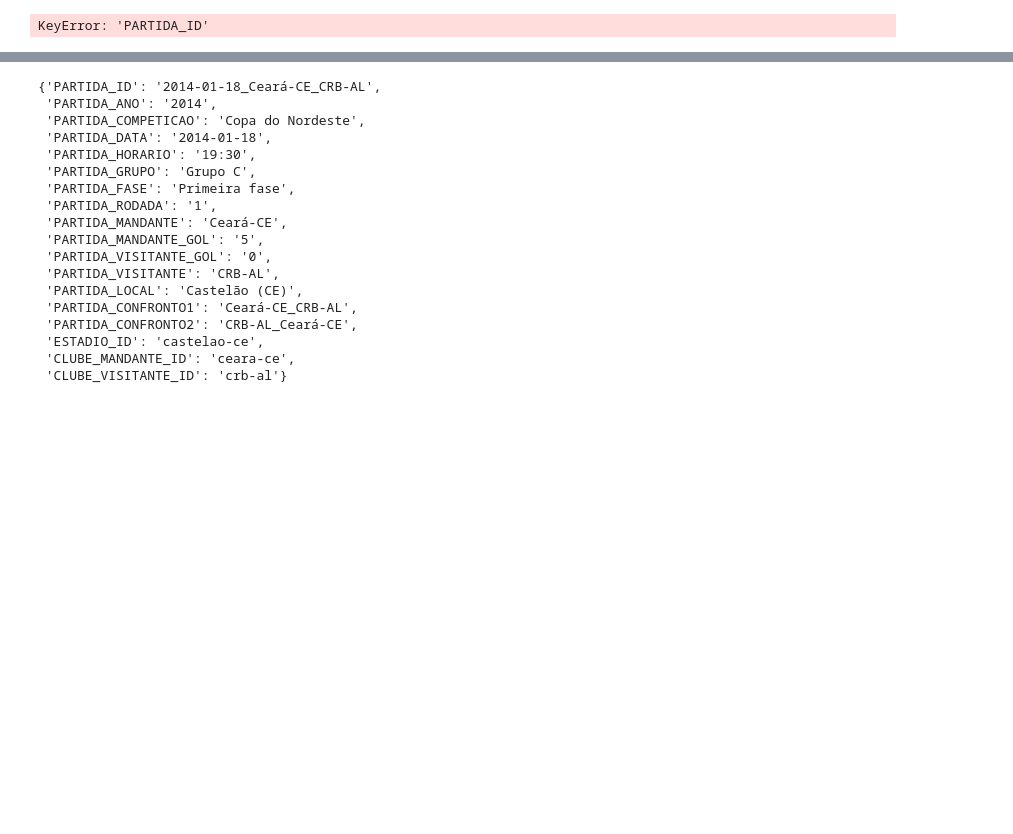
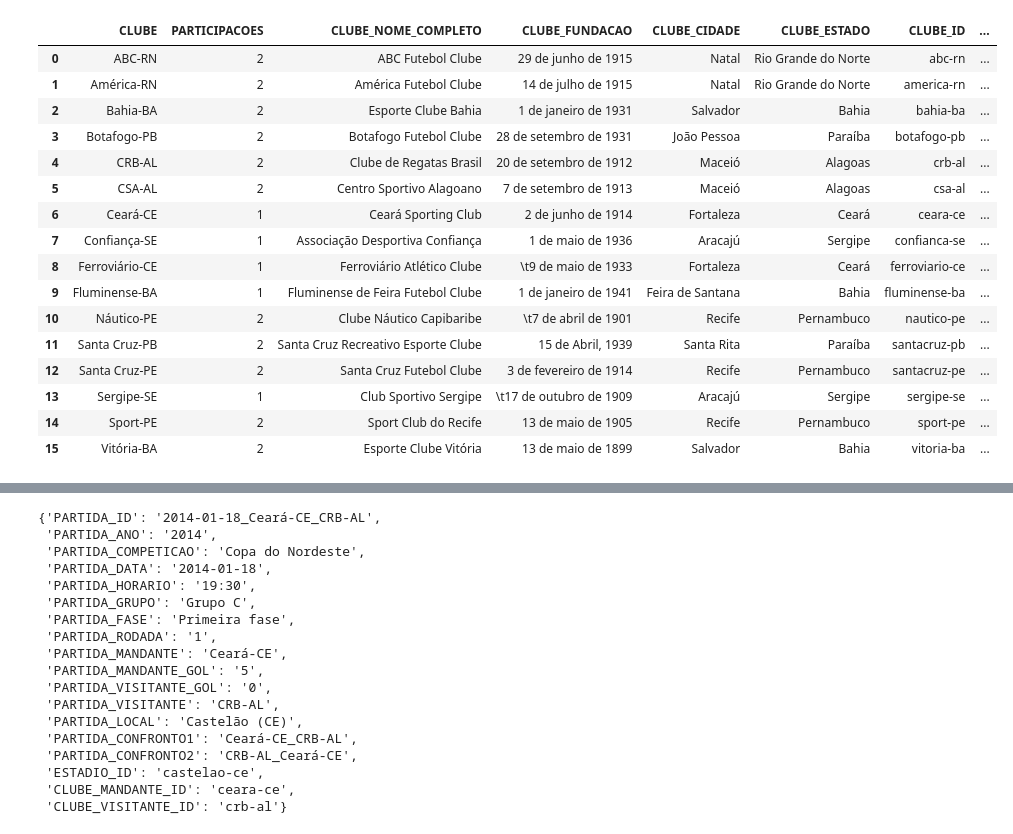
Before and after one commit to PericlesSavio/API_PE, a Jupyter notebook: teste2.ipynb, the cells around one changed output, grey strips where cells are left out. Cells and saved outputs as stored; diff of their text form; code cells hidden in the pictures; blank space fills up the shorter version.

Commit message:
Função 'participacoes'

```diff
--- a/teste2.ipynb
+++ b/teste2.ipynb
@@ -67,7 +67,7 @@ lista_partidas['GP'] = lista_partidas['PARTIDA_GOL_M'].apply(gp_gc)
 lista_partidas['GC'] = lista_partidas['PARTIDA_GOL_V'].apply(gp_gc)
 # %%
 competicao = 'Copa do Nordeste'
-ano = 2014
+ano = 1997
 grupo = 0
 fase = 0
 id_jogo = 0
@@ -76,32 +76,41 @@ vitoria = 3
 empate_sem_gols = 1
 empate_com_gols = 1
 clube = 0
+id_jogo = '1994-12-13_sport-pe_bahia-ba'
-# %%
-partidas = pd.merge(left=lista_partidas, right=lista_estadios[['ESTADIO', 'ESTADIO_ID']], left_on='PARTIDA_LOCAL', right_on='ESTADIO', how='left')
-partidas = partidas.drop(['ESTADIO'], axis=1)
-
-partidas = partidas[partidas['PARTIDA_COMPETICAO'] == competicao] if competicao != 0 else partidas
-partidas = partidas[partidas['PARTIDA_ANO'] == ano] if ano != 0 else partidas
-partidas = partidas[partidas['PARTIDA_GRUPO'] == grupo] if grupo != 0 else partidas
-partidas = partidas[partidas['PARTIDA_FASE'] == fase] if fase != 0 else partidas
-partidas = partidas[partidas['PARTIDA_ID'].str.contains(id_jogo)] if id_jogo != 0 else partidas
-partidas = partidas[partidas['PARTIDA_RODADA'] == rodada] if rodada != 0 else partidas
-
-partidas = pd.merge(left=partidas, right=lista_clubes[['CLUBE', 'CLUBE_ID']], left_on='PARTIDA_MANDANTE', right_on='CLUBE', how='left')
-partidas = partidas.drop(['CLUBE'], axis=1)
-partidas = pd.merge(left=partidas, right=lista_clubes[['CLUBE', 'CLUBE_ID']], left_on='PARTIDA_VISITANTE', right_on='CLUBE', how='left')
-partidas = partidas.drop(['CLUBE'], axis=1)
-partidas = partidas.rename(columns={'CLUBE_ID_x': 'CLUBE_MANDANTE_ID', 'CLUBE_ID_y': 'CLUBE_VISITANTE_ID'})
-partidas = pd.merge(left=partidas, right=lista_observacoes, on='PARTIDA_ID', how='left')
-
-partidas = partidas.where(pd.notnull(partidas), '')
-
-partidas = partidas[['PARTIDA_ID', 'PARTIDA_ANO', 'PARTIDA_COMPETICAO', 'PARTIDA_DATA', 'PARTIDA_HORARIO', 'PARTIDA_GRUPO', 'PARTIDA_FASE', 'PARTIDA_RODADA',
-                    'PARTIDA_MANDANTE', 'PARTIDA_GOL_M_STR', 'PARTIDA_GOL_V_STR', 'PARTIDA_VISITANTE', 'PARTIDA_LOCAL', 'PARTIDA_CONFRONTO1', 'PARTIDA_CONFRONTO2',
-                    'ESTADIO_ID', 'CLUBE_MANDANTE_ID', 'CLUBE_VISITANTE_ID', 'PARTIDA_OBS']]
-
-partidas = partidas.rename(columns={'PARTIDA_GOL_M_STR': 'PARTIDA_MANDANTE_GOL', 'PARTIDA_GOL_V_STR': 'PARTIDA_VISITANTE_GOL'})
-
-partidas
-# %% [output]
-KeyError: 'PARTIDA_ID'
+# %%
+lista_mandantes = lista_partidas[['PARTIDA_MANDANTE', 'PARTIDA_ANO', 'PARTIDA_COMPETICAO']].groupby(['PARTIDA_MANDANTE', 'PARTIDA_ANO', 'PARTIDA_COMPETICAO']).sum().reset_index()
+lista_mandantes.columns = ['CLUBE', 'ANO', 'COMPETICAO']
+lista_visitantes = lista_partidas[['PARTIDA_VISITANTE', 'PARTIDA_ANO', 'PARTIDA_COMPETICAO']].groupby(['PARTIDA_VISITANTE', 'PARTIDA_ANO', 'PARTIDA_COMPETICAO']).sum().reset_index()
+lista_visitantes.columns = ['CLUBE', 'ANO', 'COMPETICAO']
+participacoes = pd.concat([lista_mandantes, lista_visitantes])
+participacoes = participacoes[participacoes['COMPETICAO'] == competicao].groupby(['CLUBE', 'ANO']).sum(numeric_only=True).reset_index()
+clubes_participacoes = participacoes[participacoes['ANO'] <= ano]
+
+n_participacoes = pd.DataFrame(clubes_participacoes['CLUBE'].value_counts()).reset_index()
+n_participacoes.columns = ['CLUBE', 'PARTICIPACOES']
+n_participacoes
+
+participantes = pd.merge(left=clubes_participacoes, right=n_participacoes, on='CLUBE', how='left')
+participantes = participantes[participantes['ANO'] == ano]
+
+participantes = pd.merge(left=participantes, right=lista_clubes, on='CLUBE', how='left').sort_values(['CLUBE'])
+participantes = pd.merge(left=participantes, right=lista_mundanca_clube, left_on='CLUBE_NOME_COMPLETO', right_on='MUDANCA_NOME_ATUAL', how='left').fillna('').drop(['ANO'], axis=1)
+participantes
+# %% [output]
+|  | CLUBE | PARTICIPACOES | CLUBE_NOME_COMPLETO | CLUBE_FUNDACAO | CLUBE_CIDADE | CLUBE_ESTADO | CLUBE_ID | ... |
+| 0 | ABC-RN | 2 | ABC Futebol Clube | 29 de junho de 1915 | Natal | Rio Grande do Norte | abc-rn | ... |
+| 1 | América-RN | 2 | América Futebol Clube | 14 de julho de 1915 | Natal | Rio Grande do Norte | america-rn | ... |
+| 2 | Bahia-BA | 2 | Esporte Clube Bahia | 1 de janeiro de 1931 | Salvador | Bahia | bahia-ba | ... |
+| 3 | Botafogo-PB | 2 | Botafogo Futebol Clube | 28 de setembro de 1931 | João Pessoa | Paraíba | botafogo-pb | ... |
+| 4 | CRB-AL | 2 | Clube de Regatas Brasil | 20 de setembro de 1912 | Maceió | Alagoas | crb-al | ... |
+| 5 | CSA-AL | 2 | Centro Sportivo Alagoano | 7 de setembro de 1913 | Maceió | Alagoas | csa-al | ... |
+| 6 | Ceará-CE | 1 | Ceará Sporting Club | 2 de junho de 1914 | Fortaleza | Ceará | ceara-ce | ... |
+| 7 | Confiança-SE | 1 | Associação Desportiva Confiança | 1 de maio de 1936 | Aracajú | Sergipe | confianca-se | ... |
+| 8 | Ferroviário-CE | 1 | Ferroviário Atlético Clube | \t9 de maio de 1933 | Fortaleza | Ceará | ferroviario-ce | ... |
+| 9 | Fluminense-BA | 1 | Fluminense de Feira Futebol Clube | 1 de janeiro de 1941 | Feira de Santana | Bahia | fluminense-ba | ... |
+| 10 | Náutico-PE | 2 | Clube Náutico Capibaribe | \t7 de abril de 1901 | Recife | Pernambuco | nautico-pe | ... |
+| 11 | Santa Cruz-PB | 2 | Santa Cruz Recreativo Esporte Clube | 15 de Abril, 1939 | Santa Rita | Paraíba | santacruz-pb | ... |
+| 12 | Santa Cruz-PE | 2 | Santa Cruz Futebol Clube | 3 de fevereiro de 1914 | Recife | Pernambuco | santacruz-pe | ... |
+| 13 | Sergipe-SE | 1 | Club Sportivo Sergipe | \t17 de outubro de 1909 | Aracajú | Sergipe | sergipe-se | ... |
+| 14 | Sport-PE | 2 | Sport Club do Recife | 13 de maio de 1905 | Recife | Pernambuco | sport-pe | ... |
+| 15 | Vitória-BA | 2 | Esporte Clube Vitória | 13 de maio de 1899 | Salvador | Bahia | vitoria-ba | ... |
```
Also changed, not shown: parts of 3 cells of this notebook, 3 other files.
